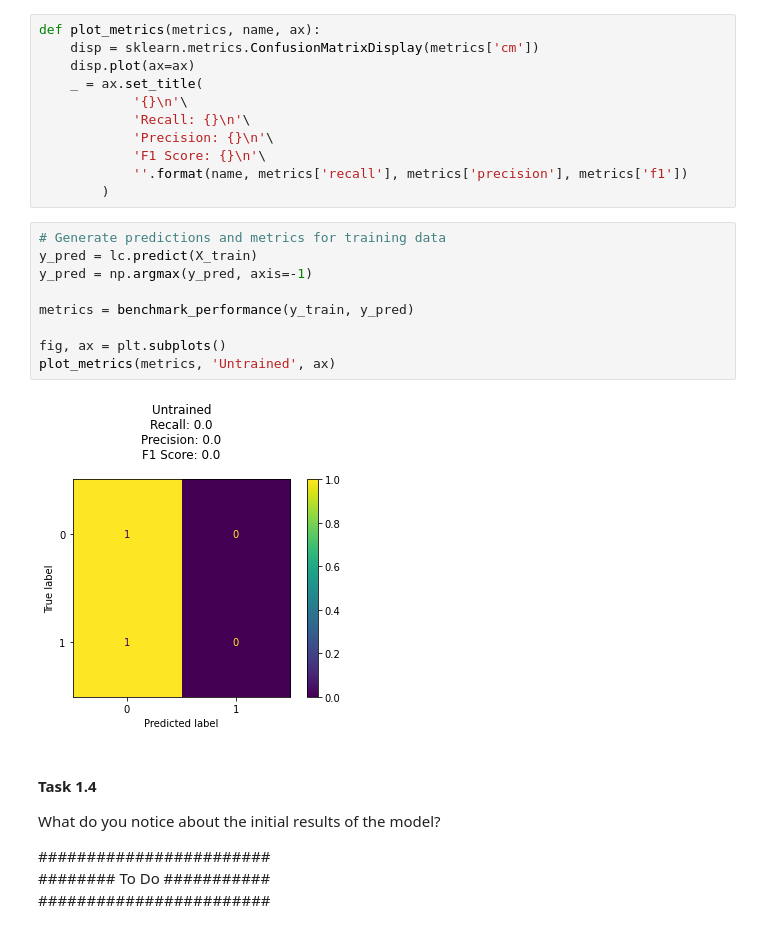
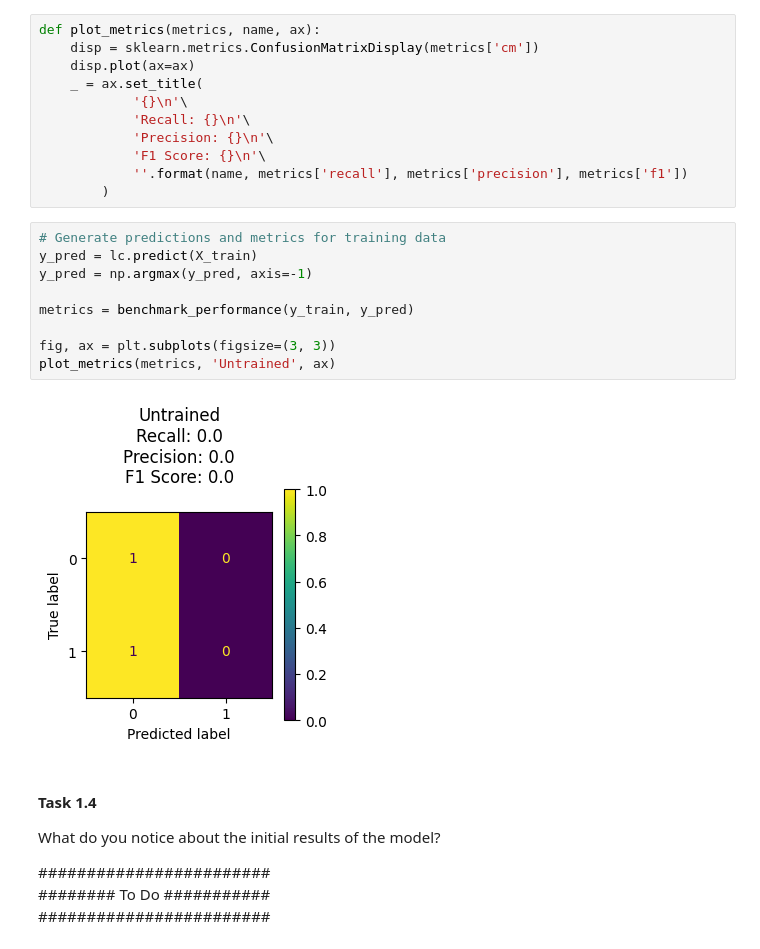
Before and after one commit to dlmbl/intro_ml, a Jupyter notebook: solution-1.ipynb, the cells around one changed output. Drawn from its saved outputs; the diff is of its cells as text.

```diff
--- a/solution-1.ipynb
+++ b/solution-1.ipynb
@@ -345,14 +345,14 @@ def plot_metrics(metrics, name, ax):
 # %%
 # Generate predictions and metrics for training data
 y_pred = lc.predict(X_train)
 y_pred = np.argmax(y_pred, axis=-1)
 
 metrics = benchmark_performance(y_train, y_pred)
 
-fig, ax = plt.subplots()
+fig, ax = plt.subplots(figsize=(3, 3))
 plot_metrics(metrics, 'Untrained', ax)
 # %% [output]
-[figure, old version]
+[figure, new version]
 # %% [markdown]
 #### Task 1.4
 What do you notice about the initial results of the model?
```
Also changed, not shown: parts of 23 cells of this notebook, 1 other file.
